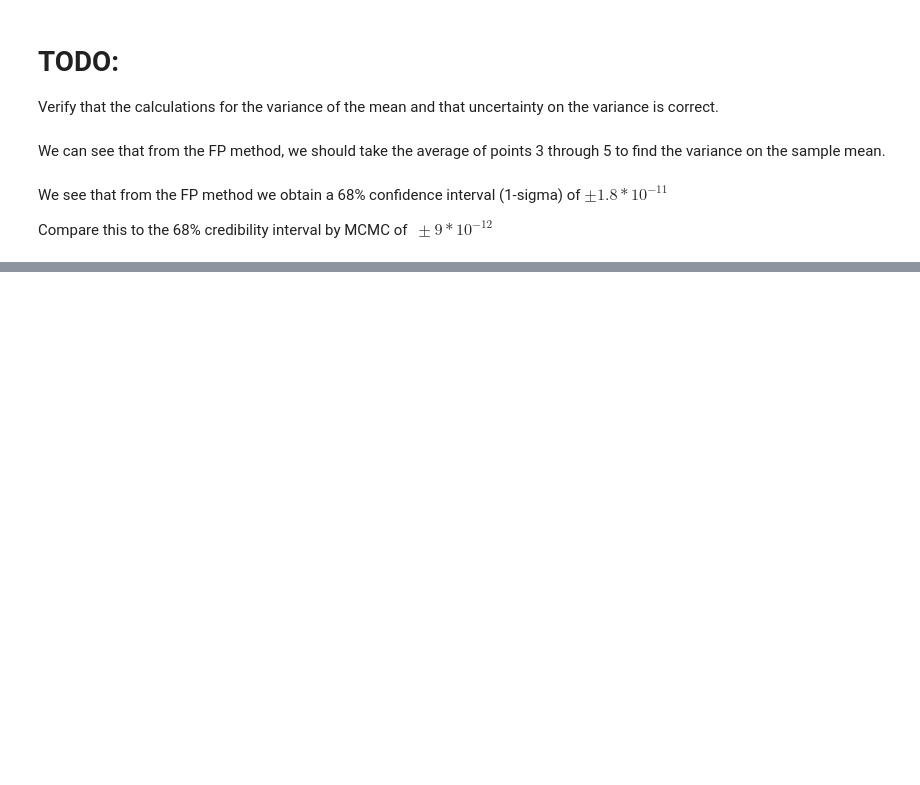
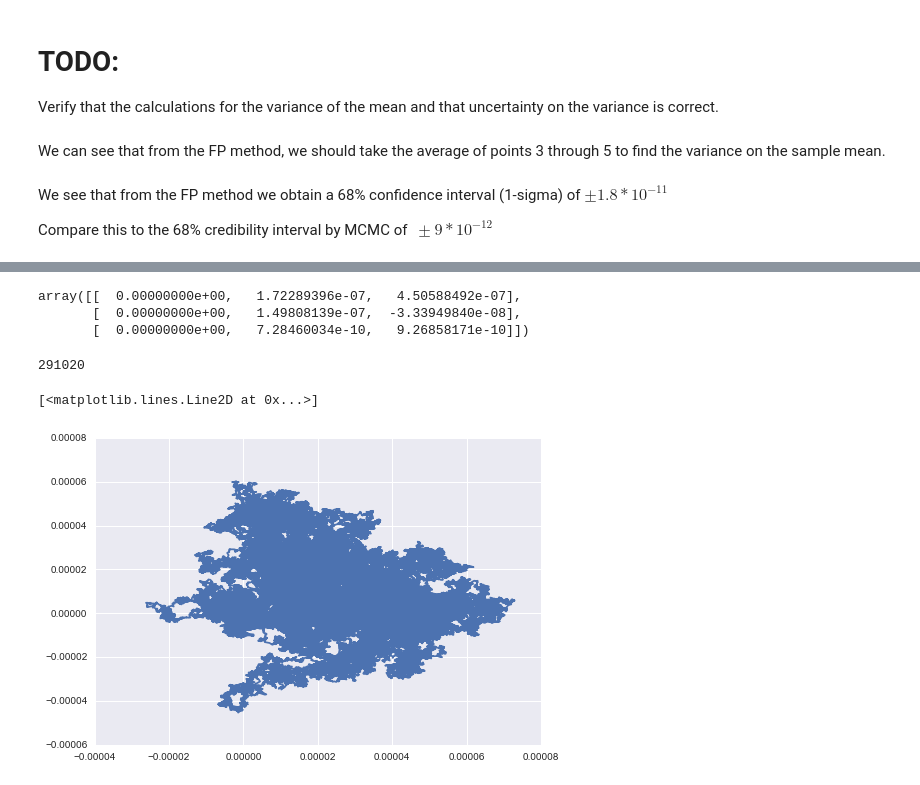
Before and after one commit to alanxzhou/Bayesian-Particle-Tracking, a Jupyter notebook: Tutorial.ipynb, the cells around one changed output, grey strips where cells are left out. Cells and saved outputs as stored; diff of their text form; code cells hidden in the pictures; blank space fills up the shorter version.

```diff
--- a/Tutorial.ipynb
+++ b/Tutorial.ipynb
@@ -167,0 +223,5 @@ $$N_{ind, CGW} = 2\frac{N-n}{n}$$
+# %%
+framerate = 1/11.999
+magnification = 0.12690355329e-6
+relevant = trajectory_dataframe[['frame', 'ep', 'particle', 'x', 'y']]
+relevant
@@ -167,0 +261,7 @@ $$N_{ind, CGW} = 2\frac{N-n}{n}$$
+# %%
+particle_max = 14000
+%time single = single_vector(relevant, particle_max)
+single[:,0] *= magnification
+single[:,1] *= magnification
+single[:,2] *= magnification
+single[:,3] *= framerate
@@ -167,0 +274,18 @@ $$N_{ind, CGW} = 2\frac{N-n}{n}$$
+# %%
+single = np.array([single[:,0],single[:,1],single[:,2]]).T
+single
+# %% [output]
+array([[  0.00000000e+00,   1.72289396e-07,   4.50588492e-07],
+       [  0.00000000e+00,   1.49808139e-07,  -3.33949840e-08],
+       [  0.00000000e+00,   7.28460034e-10,   9.26858171e-10]])
+# %%
+single = diffusion(single)
+# %%
+len(single)
+# %% [output]
+291020
+# %%
+plt.plot(single.x, single.y)
+# %% [output]
+[<matplotlib.lines.Line2D at 0x...>]
+[figure, added]
```
Also changed, not shown: parts of 14 cells of this notebook, 5 other files.
